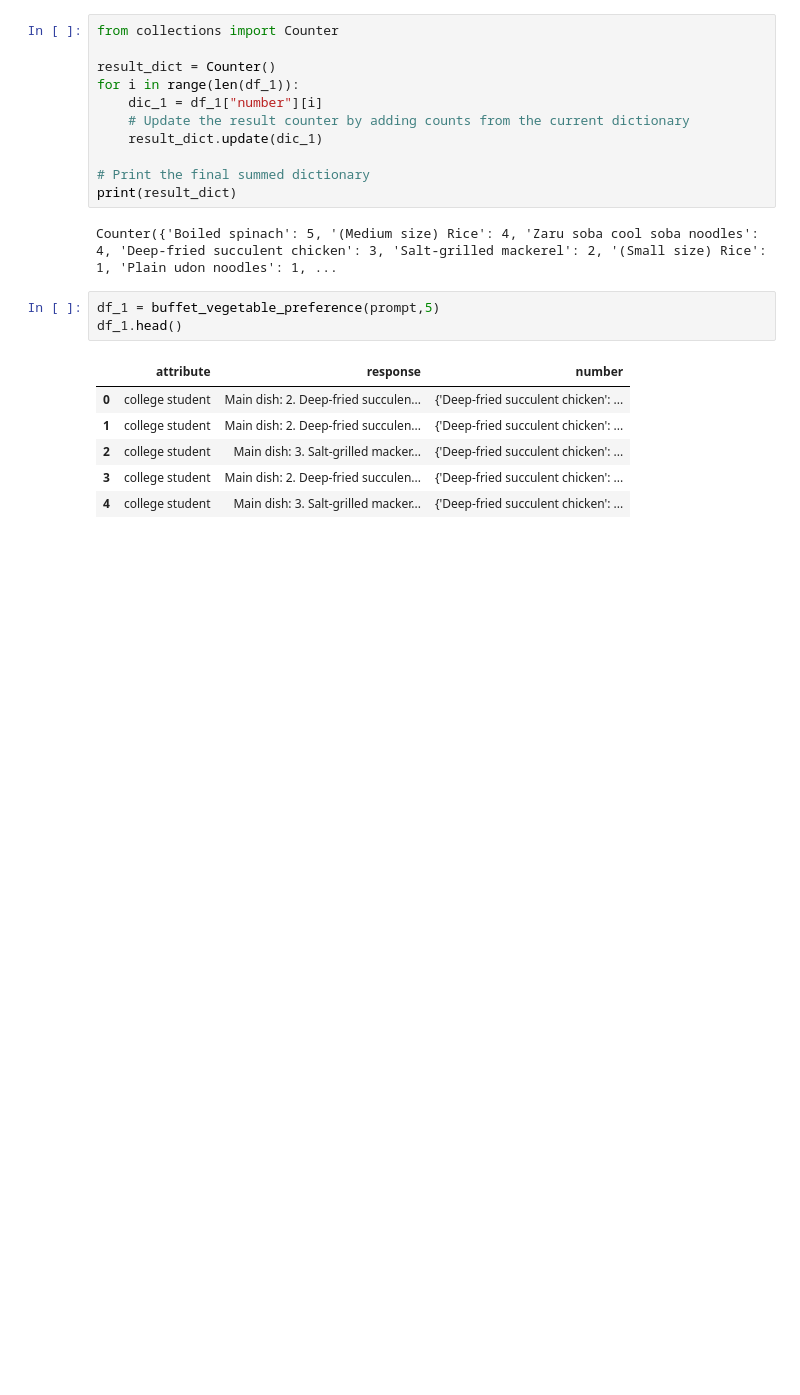
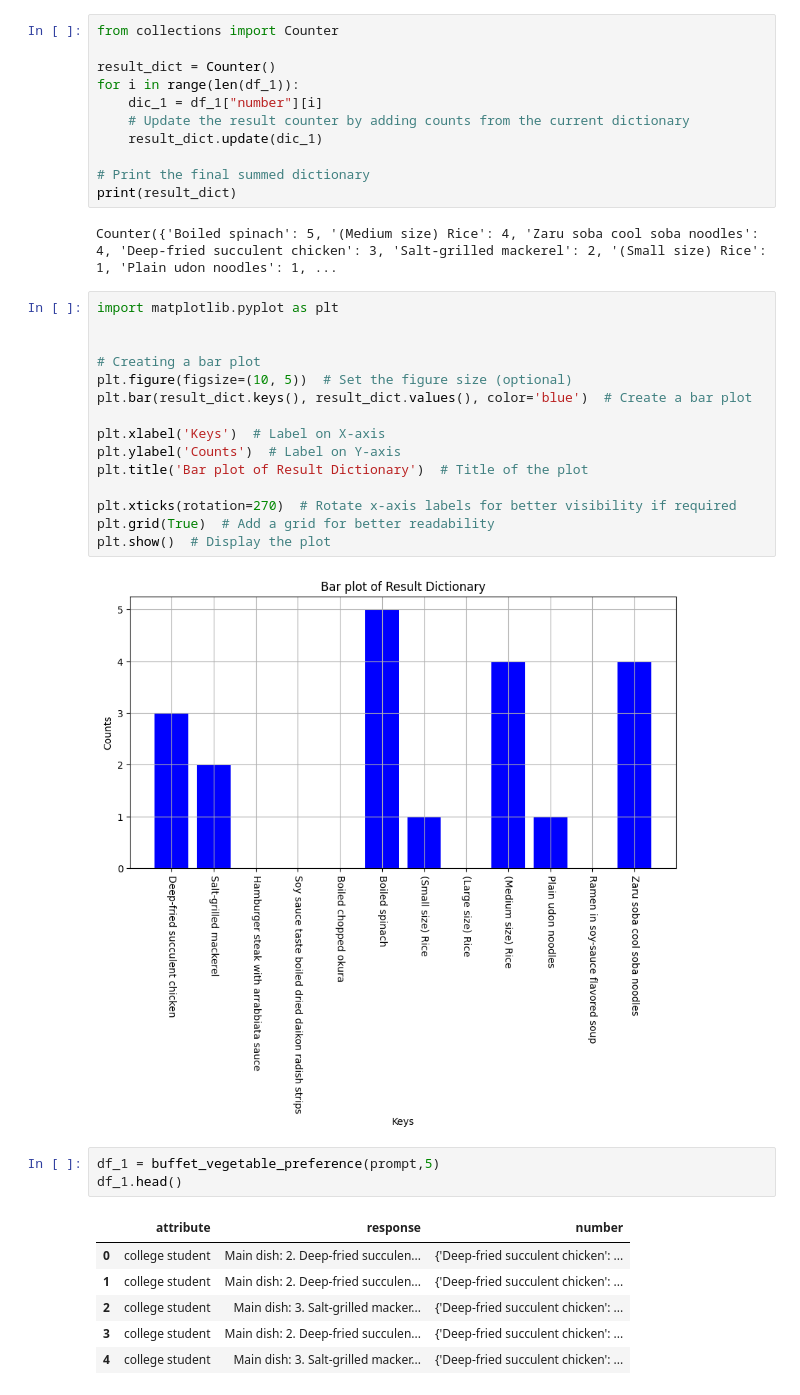
Before and after one commit to BumbuShoji/grad, a Jupyter notebook: 0514_01.ipynb, the cells around one changed output. Saved outputs shown, nothing was run; the diff lists cells and outputs as text; blank space fills up the shorter version.

Commit message:
make bar plot func

```diff
--- a/0514_01.ipynb
+++ b/0514_01.ipynb
@@ -252,6 +252,23 @@ for i in range(len(df_1)):
 print(result_dict)
 # %% [output]
 Counter({'Boiled spinach': 5, '(Medium size) Rice': 4, 'Zaru soba cool soba noodles': 4, 'Deep-fried succulent chicken': 3, 'Salt-grilled mackerel': 2, '(Small size) Rice': 1, 'Plain udon noodles': 1, ...
+# %%
+import matplotlib.pyplot as plt
+
+
+# Creating a bar plot
+plt.figure(figsize=(10, 5))  # Set the figure size (optional)
+plt.bar(result_dict.keys(), result_dict.values(), color='blue')  # Create a bar plot
+
+plt.xlabel('Keys')  # Label on X-axis
+plt.ylabel('Counts')  # Label on Y-axis
+plt.title('Bar plot of Result Dictionary')  # Title of the plot
+
+plt.xticks(rotation=270)  # Rotate x-axis labels for better visibility if required
+plt.grid(True)  # Add a grid for better readability
+plt.show()  # Display the plot
+# %% [output]
+[figure, added]
 # %%
 df_1 = buffet_vegetable_preference(prompt,5)
 df_1.head()
```
